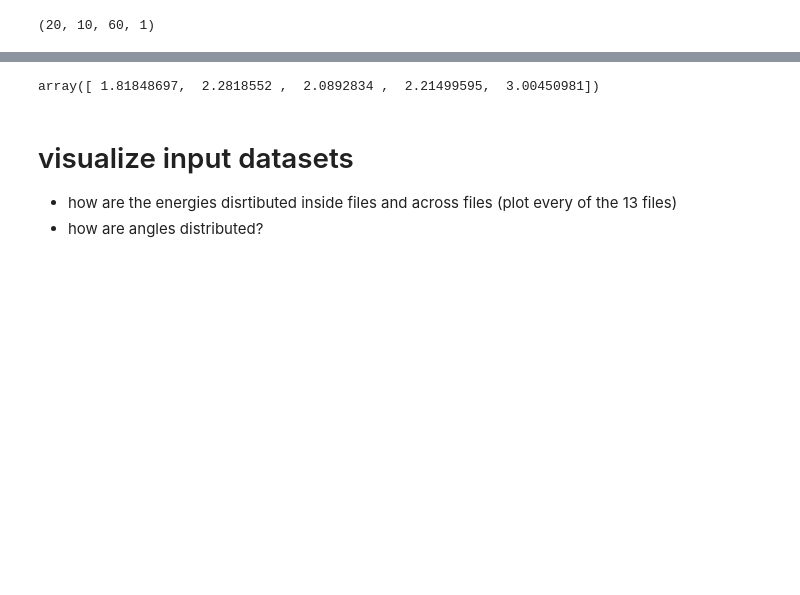
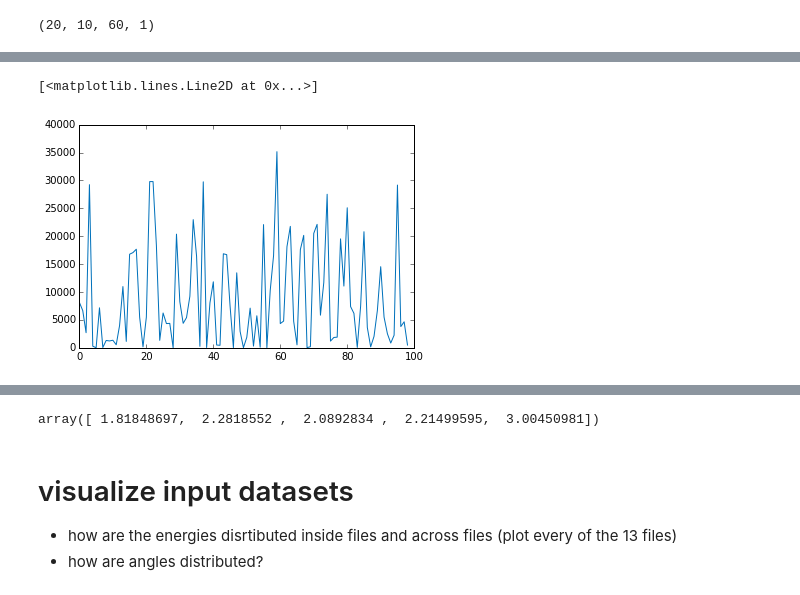
Before and after one commit to johk95/DeepIceLearning, a Jupyter notebook: johannes/updownclassification_3/visualize_input_data.ipynb, the cells around one changed output, grey strips where cells are left out. Drawn from its saved outputs; the diff is of its cells as text; code cells hidden in the pictures; blank space fills up the shorter version.

```diff
--- a/johannes/updownclassification_3/visualize_input_data.ipynb
+++ b/johannes/updownclassification_3/visualize_input_data.ipynb
@@ -161,0 +204,5 @@ array([ 1.81848697,  2.2818552 ,  2.0892834 ,  2.21499595,  3.00450981])
+# %%
+plt.plot(maxi[100:])
+# %% [output]
+[<matplotlib.lines.Line2D at 0x...>]
+[figure, added]
```
Also changed, not shown: parts of 12 cells of this notebook, 3 other files.
